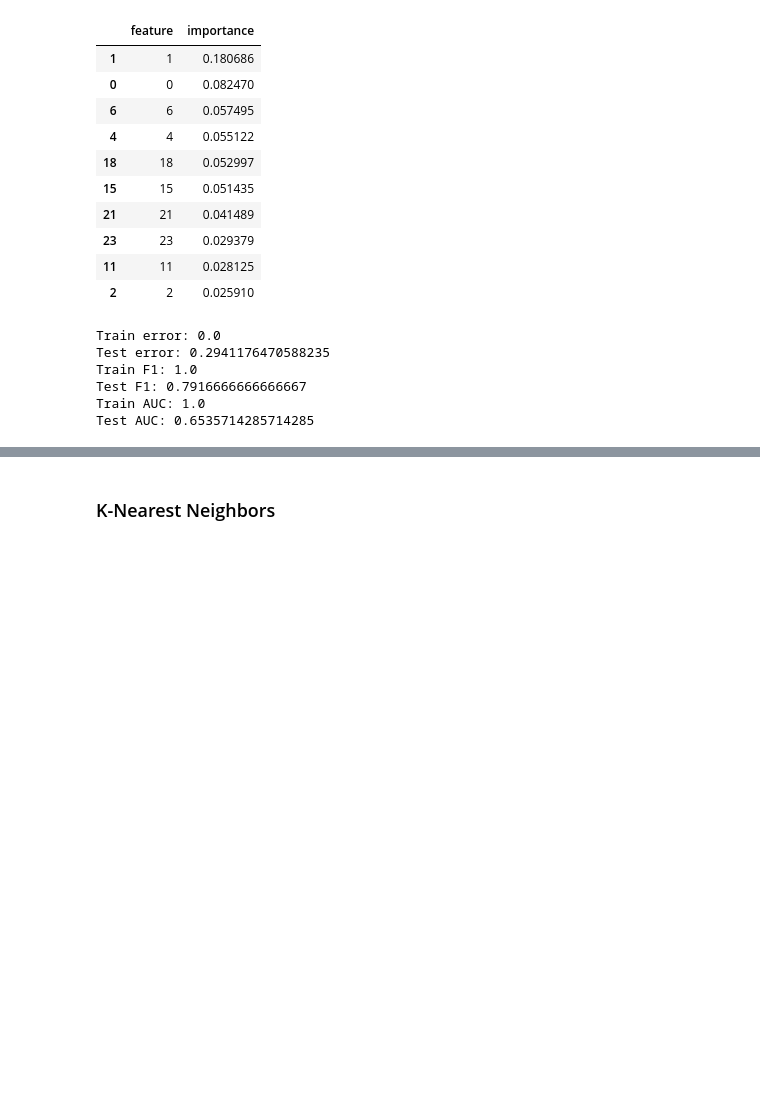
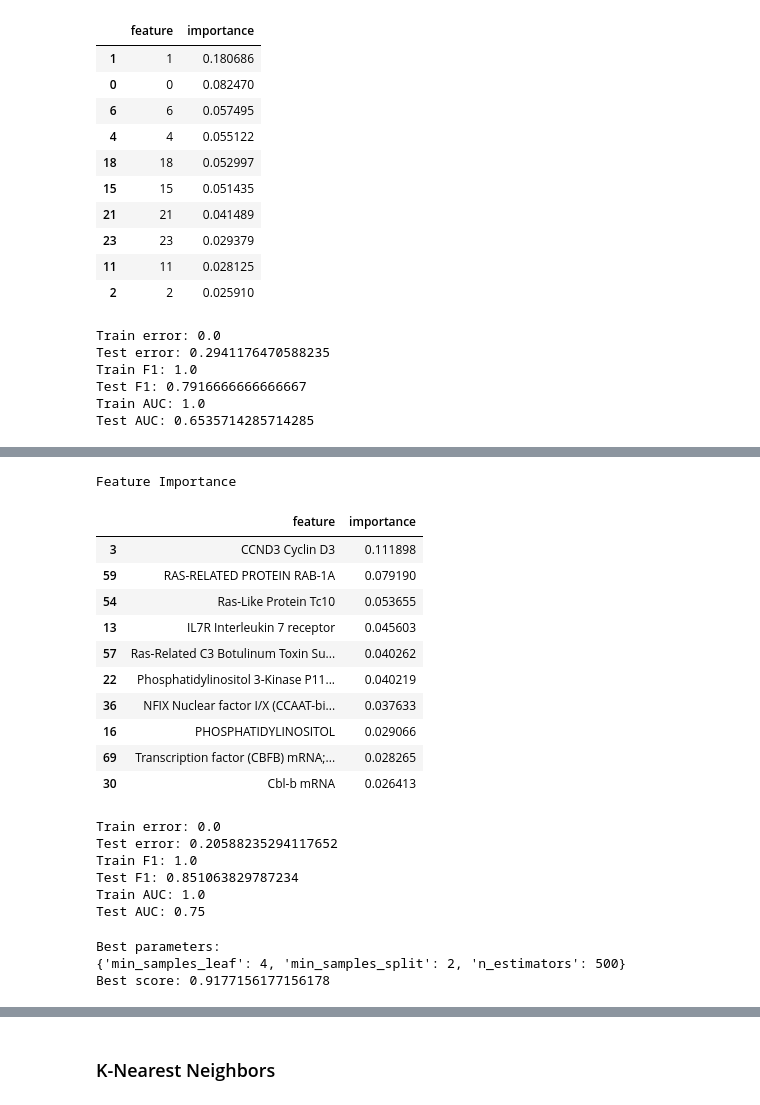
Before and after one commit to timaeusx/ds4400-gene-expression, a Jupyter notebook: DS_4400_Gene_Expression_Project_Code.ipynb, the cells around one changed output, grey strips where cells are left out. Cells and saved outputs as stored; diff of their text form; code cells hidden in the pictures; blank space fills up the shorter version.

```diff
--- a/DS_4400_Gene_Expression_Project_Code.ipynb
+++ b/DS_4400_Gene_Expression_Project_Code.ipynb
@@ -414,0 +496,47 @@ Test AUC: 0.6535714285714285
+# %%
+x_train_reduced = x_train.loc[:,~x_train.columns.duplicated()].filter(feature_importance_specific["feature"], axis = 1)
+x_test_reduced = x_test.loc[:,~x_test.columns.duplicated()].filter(feature_importance_specific["feature"], axis = 1)
+# %%
+rfc = ske.RandomForestClassifier(random_state = 123)
+rfc.fit(x_train_reduced, y_train)
+predictions_train = rfc.predict(x_train_reduced)
+predictions_test = rfc.predict(x_test_reduced)
+train_error = 1 - skmetrics.accuracy_score(y_train, predictions_train)
+test_error = 1 - skmetrics.accuracy_score(y_test, predictions_test)
+train_f1 = skmetrics.f1_score(y_train, predictions_train)
+test_f1 = skmetrics.f1_score(y_test, predictions_test)
+train_auc = skmetrics.roc_auc_score(y_train, predictions_train)
+test_auc = skmetrics.roc_auc_score(y_test, predictions_test)
+print("\nFeature Importance")
+display(pd.DataFrame({"feature": x_train_reduced.columns, "importance": rfc.feature_importances_,}).sort_values("importance", ascending = False).head(10))
+print("Train error: " + str(train_error) + "\nTest error: " + str(test_error) + "\nTrain F1: " +  str(train_f1) + "\nTest F1: " + str(test_f1) + "\nTrain AUC: " + str(train_auc) + "\nTest AUC: " + str(test_auc))
+# %% [output]
+Feature Importance
+|  | feature | importance |
+| 3 | CCND3 Cyclin D3 | 0.111898 |
+| 59 | RAS-RELATED PROTEIN RAB-1A | 0.079190 |
+| 54 | Ras-Like Protein Tc10 | 0.053655 |
+| 13 | IL7R Interleukin 7 receptor | 0.045603 |
+| 57 | Ras-Related C3 Botulinum Toxin Su... | 0.040262 |
+| 22 | Phosphatidylinositol 3-Kinase P11... | 0.040219 |
+| 36 | NFIX Nuclear factor I/X (CCAAT-bi... | 0.037633 |
+| 16 | PHOSPHATIDYLINOSITOL | 0.029066 |
+| 69 | Transcription factor (CBFB) mRNA;... | 0.028265 |
+| 30 | Cbl-b mRNA | 0.026413 |
+Train error: 0.0
+Test error: 0.20588235294117652
+Train F1: 1.0
+Test F1: 0.851063829787234
+Train AUC: 1.0
+Test AUC: 0.75
+# %%
+rfc = ske.RandomForestClassifier(random_state = 123)
+gscv = skm.GridSearchCV(rfc, {"n_estimators":[50, 100, 250, 500,], "min_samples_split":list(range(2,10)), "min_samples_leaf":list(range(2,10))}, scoring = 'f1')
+gscv.fit(x_train_reduced, y_train)
+print("Best parameters: ")
+print(gscv.best_params_)
+print("Best score: " + str(gscv.best_score_))
+# %% [output]
+Best parameters:
+{'min_samples_leaf': 4, 'min_samples_split': 2, 'n_estimators': 500}
+Best score: 0.9177156177156178
```
Also changed, not shown: parts of 14 cells of this notebook, 1 other file.
